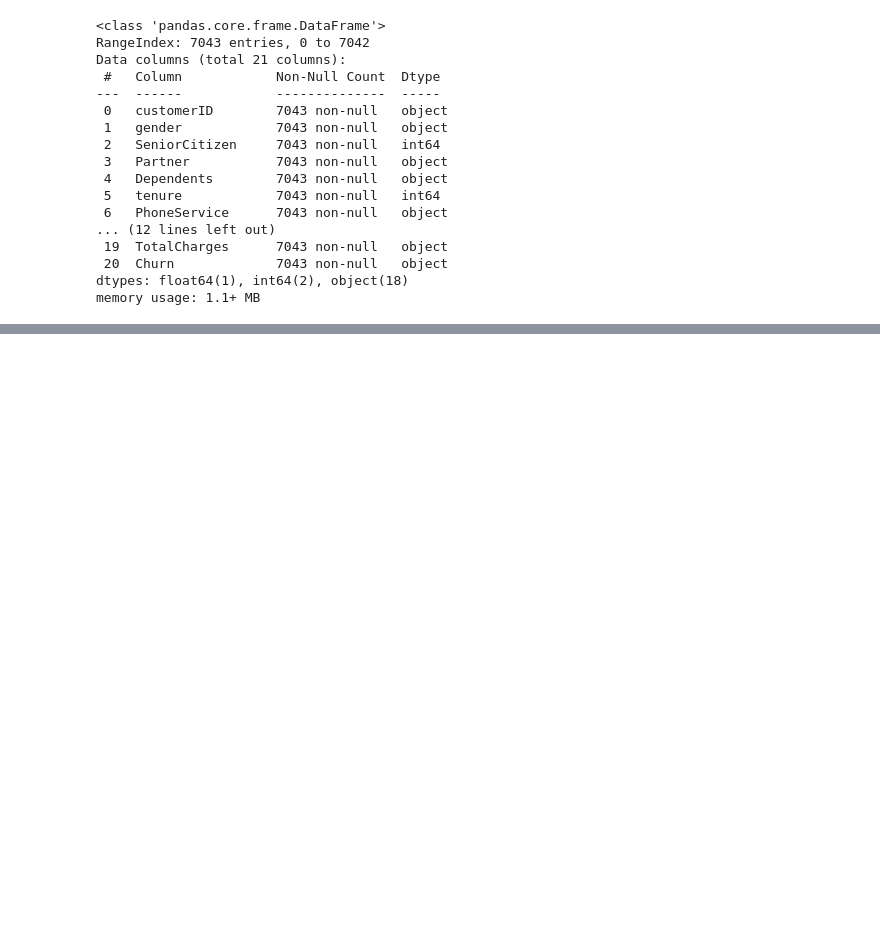
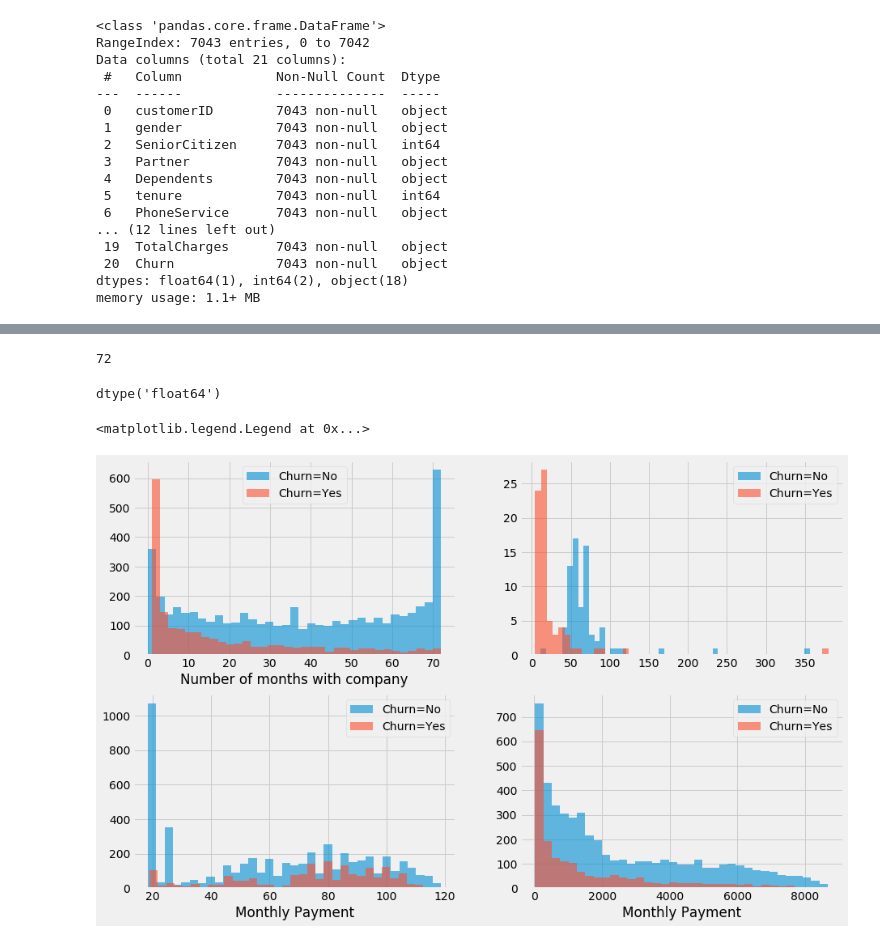
Before and after one commit to fares-ds/Telecom_Customer_Churn_Prediction, a Jupyter notebook: telecom_customer_churn_prediciton.ipynb, the cells around one changed output, grey strips where cells are left out. Saved outputs shown, nothing was run; the diff lists cells and outputs as text; code cells hidden in the pictures; blank space fills up the shorter version.

```diff
--- a/telecom_customer_churn_prediciton.ipynb
+++ b/telecom_customer_churn_prediciton.ipynb
@@ -55,0 +136,39 @@ memory usage: 1.1+ MB
+# %%
+data.tenure.max()
+# %% [output]
+72
+# %%
+data['TotalCharges'] = data.TotalCharges.replace(' ', np.nan)
+data['TotalCharges'] = data.TotalCharges.astype(float)
+# %%
+data.TotalCharges.dtype
+# %% [output]
+dtype('float64')
+# %%
+plt.figure(figsize=(14, 14))
+
+plt.subplot(3, 2, 1)
+data[data.Churn == 'No'].tenure.hist(bins=35, alpha=0.6, label='Churn=No')
+data[data.Churn == 'Yes'].tenure.hist(bins=35, alpha=0.6, label='Churn=Yes')
+plt.legend()
+plt.xlabel('Number of months with company')
+
+plt.subplot(3, 2, 2)
+data[data.Churn == 'No'].tenure.value_counts().hist(bins=50, alpha=0.6, label='Churn=No')
+data[data.Churn == 'Yes'].tenure.value_counts().hist(bins=50, alpha=0.6, label='Churn=Yes')
+plt.legend()
+
+plt.subplot(3, 2, 3)
+data[data.Churn == 'No'].MonthlyCharges.hist(bins=35, alpha=0.6, label='Churn=No')
+data[data.Churn == 'Yes'].MonthlyCharges.hist(bins=35, alpha=0.6, label='Churn=Yes')
+plt.xlabel('Monthly Payment')
+plt.legend()
+
+plt.subplot(3, 2, 4)
+data[data.Churn == 'No'].TotalCharges.hist(bins=35, alpha=0.6, label='Churn=No')
+data[data.Churn == 'Yes'].TotalCharges.hist(bins=35, alpha=0.6, label='Churn=Yes')
+plt.xlabel('Monthly Payment')
+plt.legend()
+# %% [output]
+<matplotlib.legend.Legend at 0x...>
+[figure, added]
```
Also changed, not shown: parts of 18 cells of this notebook.
